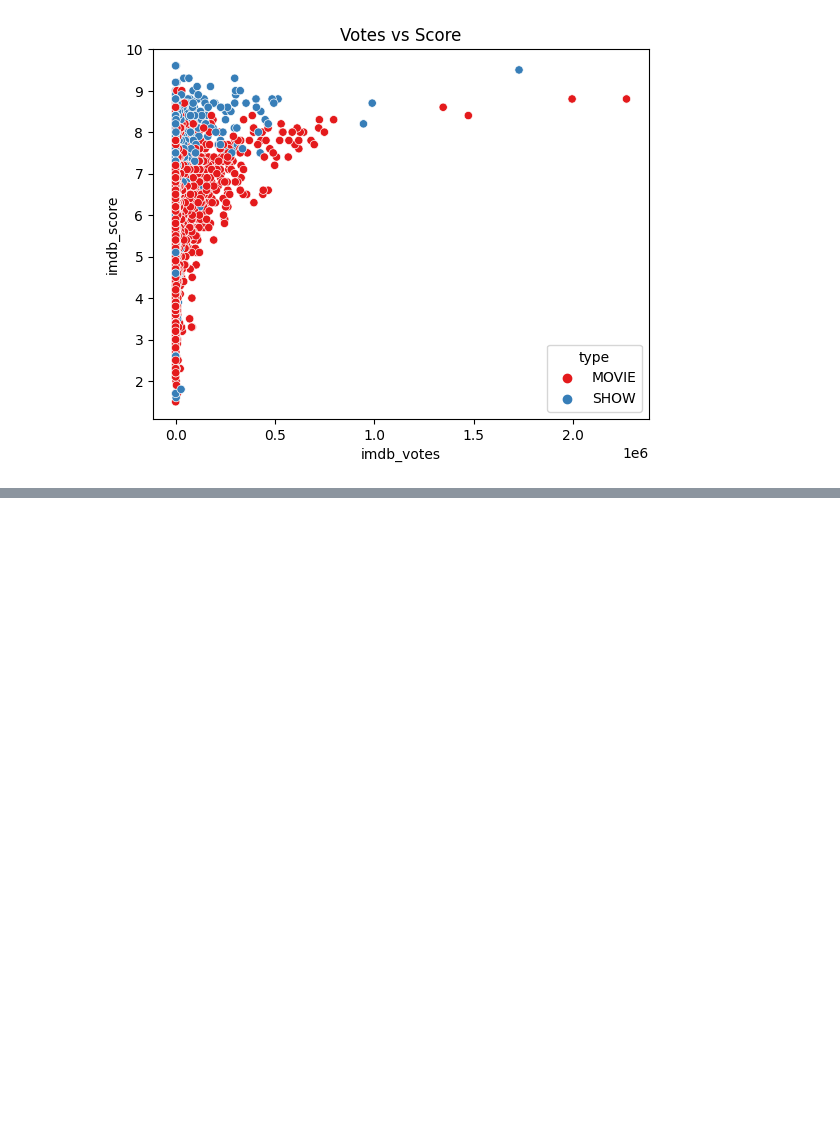
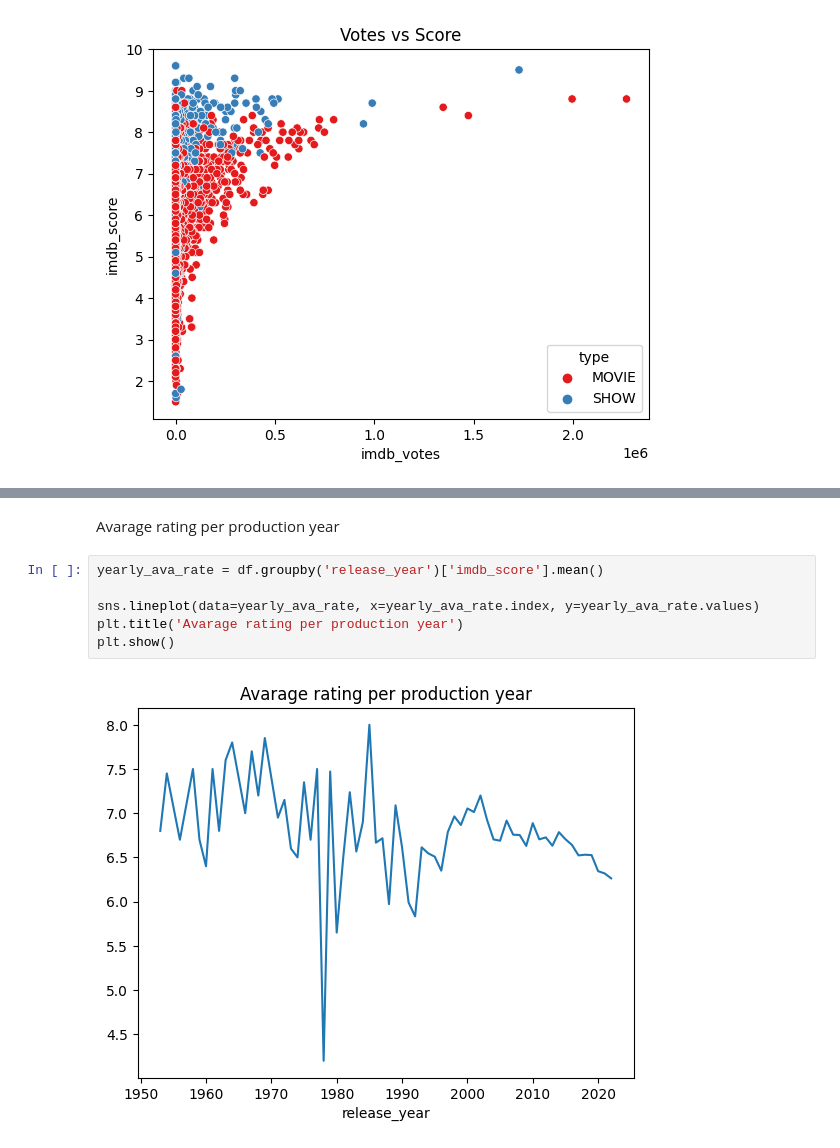
Before and after one commit to PaulPawelec/DataMining, a Jupyter notebook: Netflix_Visualization.ipynb, the cells around one changed output, grey strips where cells are left out. Cells and saved outputs as stored; diff of their text form; blank space fills up the shorter version.

```diff
--- a/Netflix_Visualization.ipynb
+++ b/Netflix_Visualization.ipynb
@@ -177,0 +197,10 @@ plt.show()
+# %% [markdown]
+Avarage rating per production year
+# %%
+yearly_ava_rate = df.groupby('release_year')['imdb_score'].mean()
+
+sns.lineplot(data=yearly_ava_rate, x=yearly_ava_rate.index, y=yearly_ava_rate.values)
+plt.title('Avarage rating per production year')
+plt.show()
+# %% [output]
+[figure, added]
```
Also changed, not shown: parts of 9 cells of this notebook.
